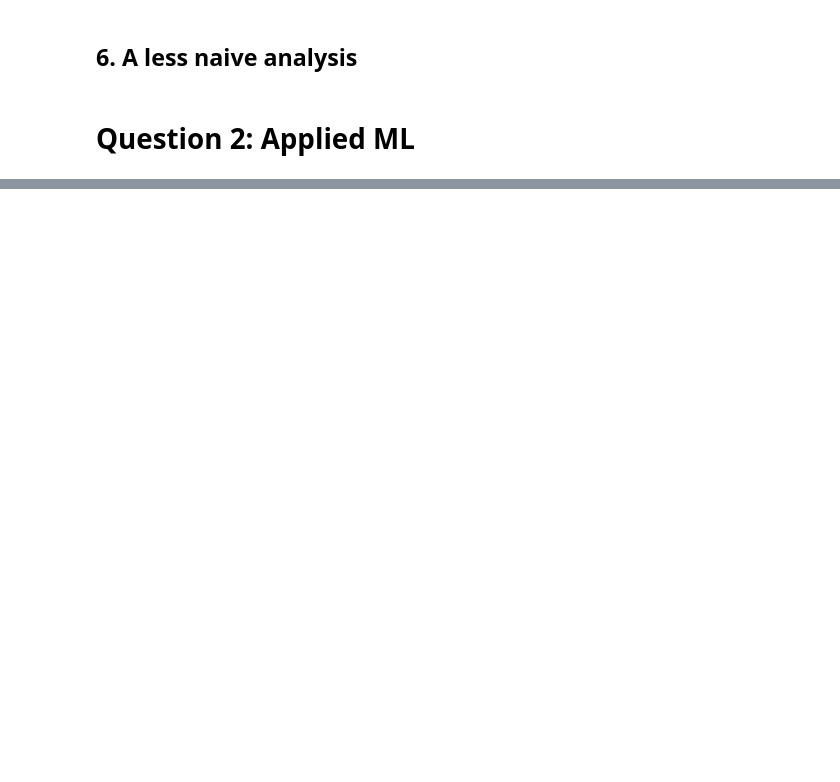
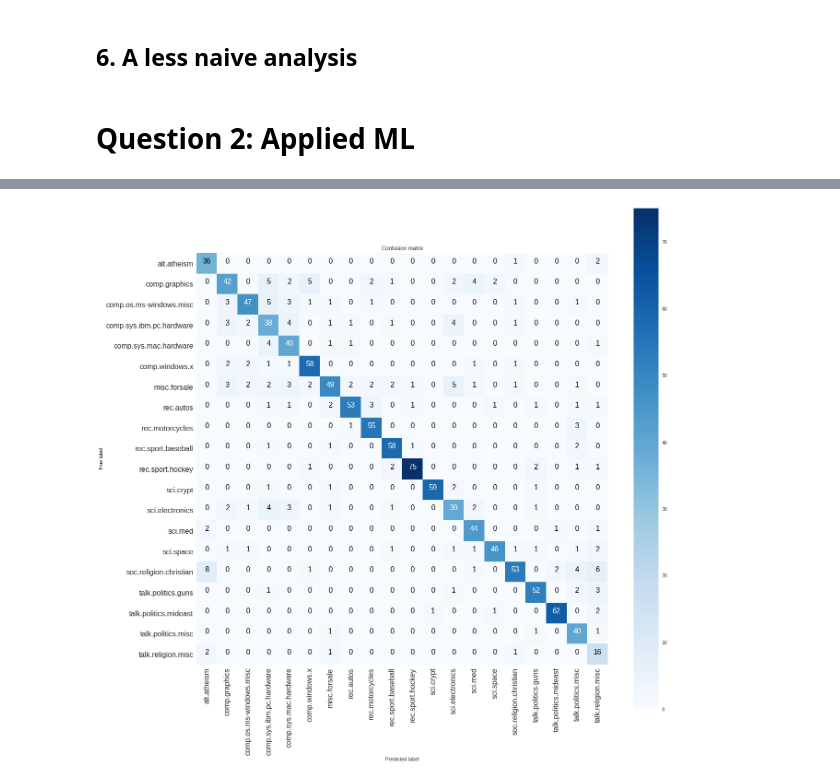
Before and after one commit to brunowicht/ada_project, a Jupyter notebook: 04 - Applied ML/Homework4.ipynb, the cells around one changed output, grey strips where cells are left out. Saved outputs shown, nothing was run; the diff lists cells and outputs as text; code cells hidden in the pictures; blank space fills up the shorter version.

```diff
--- a/04 - Applied ML/Homework4.ipynb
+++ b/04 - Applied ML/Homework4.ipynb
@@ -317,0 +346,29 @@ KeyboardInterrupt:
+# %%
+def plot_confusion_matrix(cm, classes, cmap=plt.cm.Blues):
+    """
+    This function plots the confusion matrix.
+    """
+    plt.rcParams["axes.grid"] = False
+    plt.figure(figsize=(20, 20))
+
+    plt.imshow(cm, cmap=cmap)
+    plt.title("Confusion matrix")
+    plt.colorbar()
+    legend_marks = np.arange(len(classes))
+    plt.xticks(legend_marks, classes, fontsize=16, rotation=90)
+    plt.yticks(legend_marks, classes, fontsize=16)
+
+    plt.ylabel('True label')
+    plt.xlabel('Predicted label')
+
+    thresh = cm.max() / 2.
+
+    for i, j in itertools.product(range(cm.shape[0]), range(cm.shape[1])):
+        plt.text(j, i, format(cm[i, j], 'd'),
+                 horizontalalignment="center",
+                 color="white" if cm[i, j] > thresh else "black", fontsize=16)
+
+
+plot_confusion_matrix(confusion_matrix(best_prediction, validation_Y), newsgroups_train.target_names)
+# %% [output]
+[figure, added]
```
Also changed, not shown: parts of 10 cells of this notebook.
